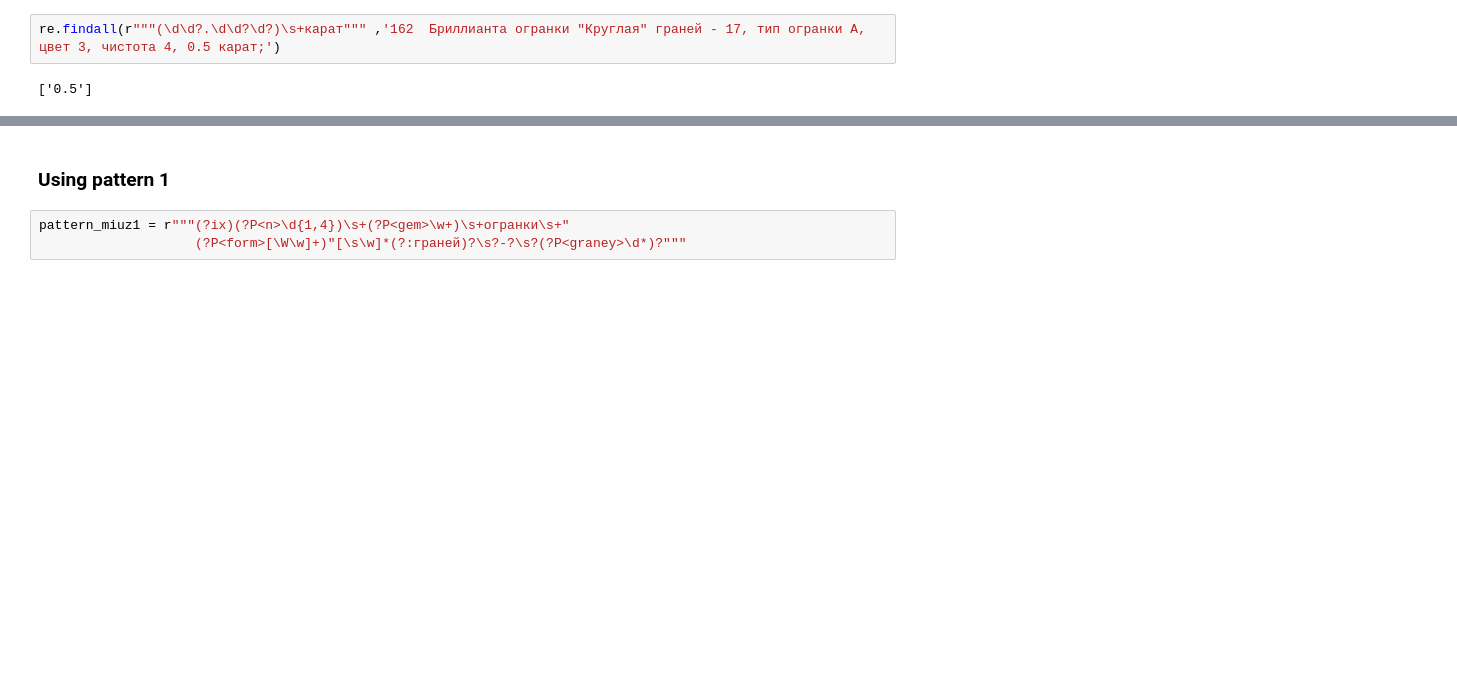
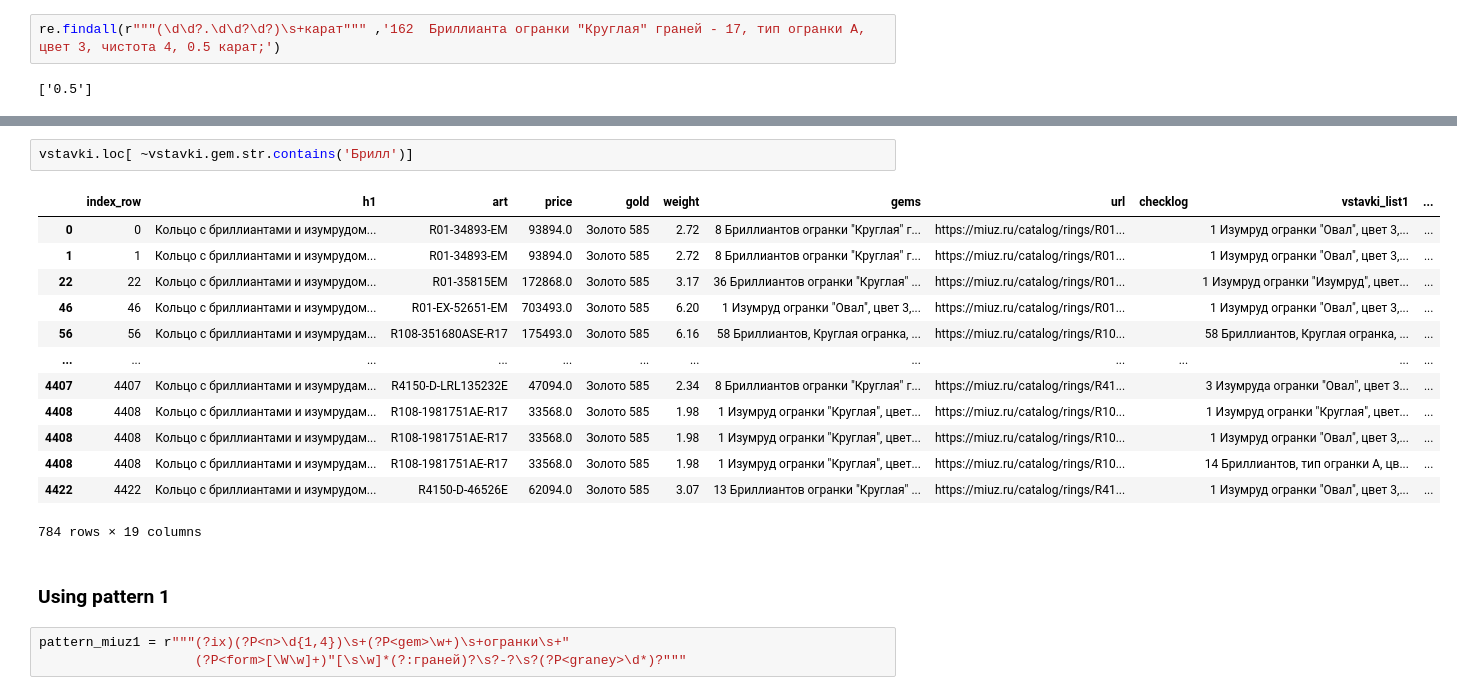
Before and after one commit to KeskilV/Parsing_NKO, a Jupyter notebook: for_parsing_func.ipynb, the cells around one changed output, grey strips where cells are left out. Drawn from its saved outputs; the diff is of its cells as text; blank space fills up the shorter version.

```diff
--- a/for_parsing_func.ipynb
+++ b/for_parsing_func.ipynb
@@ -277,3 +368,19 @@ len(vstavki.loc[ ~vstavki.gem.str.contains('Брилл')])
+# %%
+vstavki.loc[ ~vstavki.gem.str.contains('Брилл')]
+# %% [output]
+|  | index_row | h1 | art | price | gold | weight | gems | url | checklog | vstavki_list1 | ... |
+| 0 | 0 | Кольцо c бриллиантами и изумрудом... | R01-34893-EM | 93894.0 | Золото 585 | 2.72 | 8 Бриллиантов огранки "Круглая" г... | https://miuz.ru/catalog/rings/R01... |  | 1 Изумруд огранки "Овал", цвет 3,... | ... |
+| 1 | 1 | Кольцо c бриллиантами и изумрудом... | R01-34893-EM | 93894.0 | Золото 585 | 2.72 | 8 Бриллиантов огранки "Круглая" г... | https://miuz.ru/catalog/rings/R01... |  | 1 Изумруд огранки "Овал", цвет 3,... | ... |
+| 22 | 22 | Кольцо c бриллиантами и изумрудом... | R01-35815EM | 172868.0 | Золото 585 | 3.17 | 36 Бриллиантов огранки "Круглая" ... | https://miuz.ru/catalog/rings/R01... |  | 1 Изумруд огранки "Изумруд", цвет... | ... |
+| 46 | 46 | Кольцо c бриллиантами и изумрудом... | R01-EX-52651-EM | 703493.0 | Золото 585 | 6.20 | 1 Изумруд огранки "Овал", цвет 3,... | https://miuz.ru/catalog/rings/R01... |  | 1 Изумруд огранки "Овал", цвет 3,... | ... |
+| 56 | 56 | Кольцо c бриллиантами и изумрудам... | R108-351680ASE-R17 | 175493.0 | Золото 585 | 6.16 | 58 Бриллиантов, Круглая огранка, ... | https://miuz.ru/catalog/rings/R10... |  | 58 Бриллиантов, Круглая огранка, ... | ... |
+| ... | ... | ... | ... | ... | ... | ... | ... | ... | ... | ... | ... |
+| 4407 | 4407 | Кольцо c бриллиантами и изумрудам... | R4150-D-LRL135232E | 47094.0 | Золото 585 | 2.34 | 8 Бриллиантов огранки "Круглая" г... | https://miuz.ru/catalog/rings/R41... |  | 3 Изумруда огранки "Овал", цвет 3... | ... |
+| 4408 | 4408 | Кольцо c бриллиантами и изумрудам... | R108-1981751AE-R17 | 33568.0 | Золото 585 | 1.98 | 1 Изумруд огранки "Круглая", цвет... | https://miuz.ru/catalog/rings/R10... |  | 1 Изумруд огранки "Круглая", цвет... | ... |
+| 4408 | 4408 | Кольцо c бриллиантами и изумрудам... | R108-1981751AE-R17 | 33568.0 | Золото 585 | 1.98 | 1 Изумруд огранки "Круглая", цвет... | https://miuz.ru/catalog/rings/R10... |  | 1 Изумруд огранки "Овал", цвет 3,... | ... |
+| 4408 | 4408 | Кольцо c бриллиантами и изумрудам... | R108-1981751AE-R17 | 33568.0 | Золото 585 | 1.98 | 1 Изумруд огранки "Круглая", цвет... | https://miuz.ru/catalog/rings/R10... |  | 14 Бриллиантов, тип огранки A, цв... | ... |
+| 4422 | 4422 | Кольцо c бриллиантами и изумрудом... | R4150-D-46526E | 62094.0 | Золото 585 | 3.07 | 13 Бриллиантов огранки "Круглая" ... | https://miuz.ru/catalog/rings/R41... |  | 1 Изумруд огранки "Овал", цвет 3,... | ... |
+784 rows × 19 columns
 # %% [markdown]
 ### Using pattern 1
 # %%
```
Also changed, not shown: parts of 40 cells of this notebook, 3 other files.
